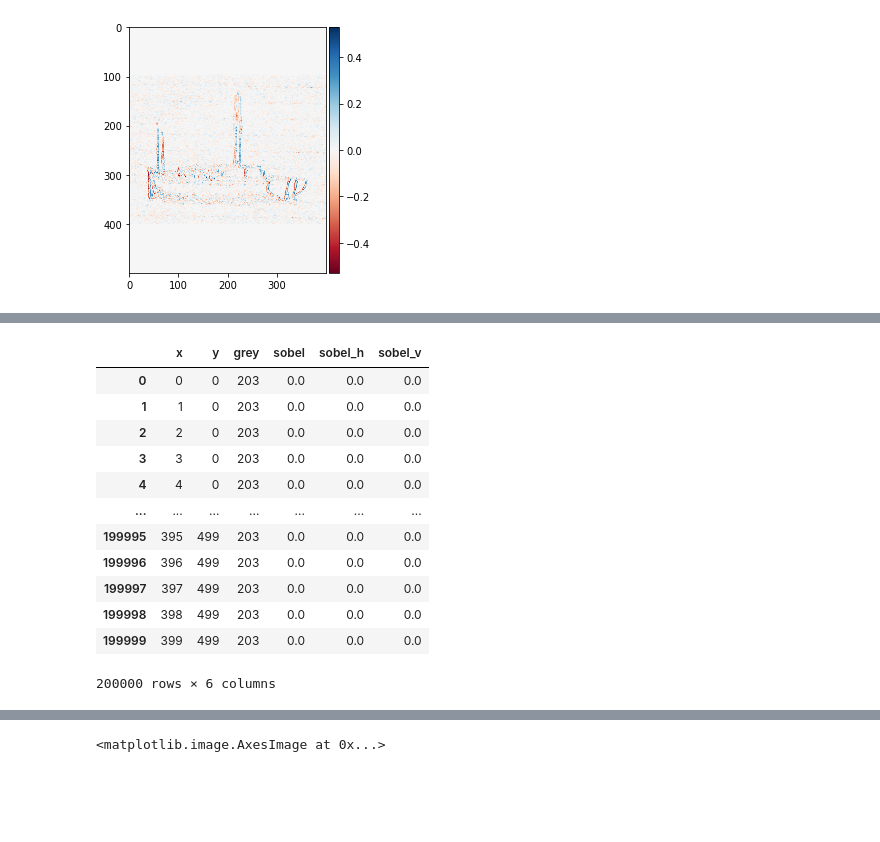
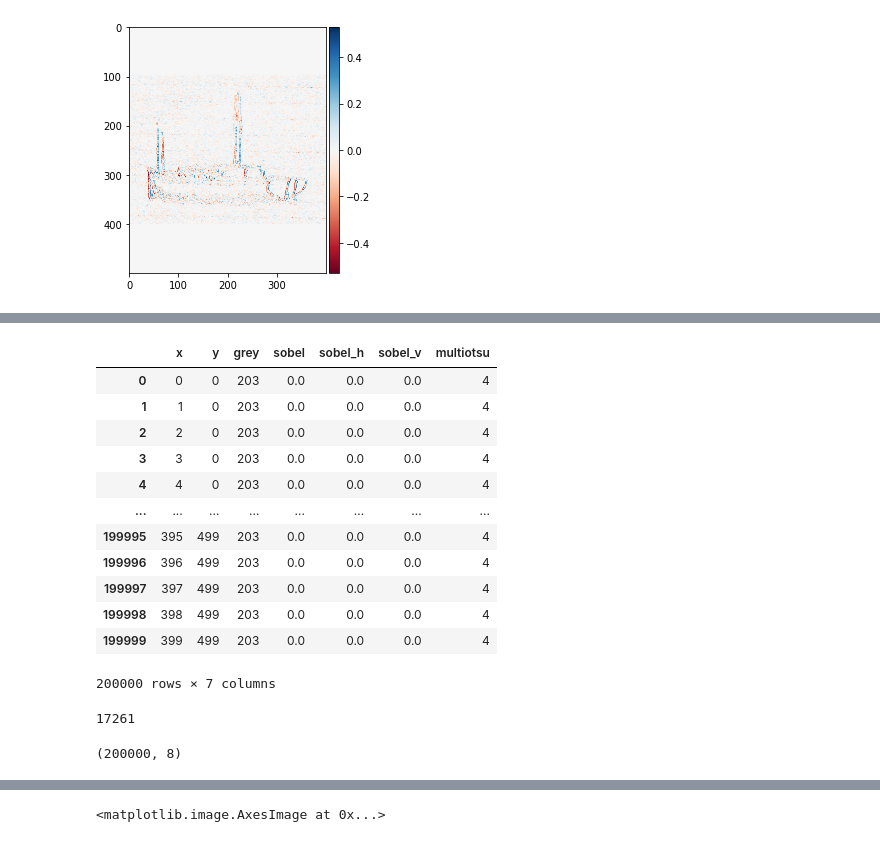
Before and after one commit to MegansColorado/Lined_Boats, a Jupyter notebook: Image_exploration.ipynb, the cells around one changed output, grey strips where cells are left out. Cells and saved outputs as stored; diff of their text form; code cells hidden in the pictures; blank space fills up the shorter version.

```diff
--- a/Image_exploration.ipynb
+++ b/Image_exploration.ipynb
@@ -105,0 +119,34 @@ array([0., 0., 0., ..., 0., 0., 0.])
+# %%
+# more filters - ABORTED Tophat/Bottomhat - cant figure out what a selem is?
+
+# top_hat = filters.rank.tophat(sketch_grey, selem)
+# bottom_hat = filters.rank.bottomhat(sketch_grey, selem)
+
+
+thresholds = filters.threshold_multiotsu(sketch_grey, classes=6, nbins=256) #cant get above 6 classes
+
+# Using the threshold values, we generate the three regions.
+regions = np.digitize(sketch_grey, bins=thresholds)
+
+fig, ax = plt.subplots(nrows=1, ncols=3, figsize=(10, 8))
+
+# Plotting the original image.
+ax[0].imshow(sketch_grey, cmap='gray')
+ax[0].set_title('Original')
+ax[0].axis('off')
+
+# Plotting the histogram and the two thresholds obtained from
+# multi-Otsu.
+ax[1].hist(sketch_grey.ravel(), bins=256)
+ax[1].set_title('Histogram')
+for thresh in thresholds:
+    ax[1].axvline(thresh, color='r')
+
+# Plotting the Multi Otsu result.
+ax[2].imshow(regions, cmap='Accent')
+ax[2].set_title('Multi-Otsu result')
+ax[2].axis('off')
+
+plt.subplots_adjust()
+
+plt.show()
@@ -106,36 +194,39 @@ array([0., 0., 0., ..., 0., 0., 0.])
 # %%
 #NOW Create a data frame with all of the features for that image
 #add regular sobel
 x = []
 y = []
 
 
 
 for i in range(sketch_grey.shape[0]):
     for j in range(sketch_grey.shape[1]):
         x.append(j)
         y.append(i)
 
         #sobel.append(sobel[i,j])
 df = pd.DataFrame({
 'x':x,
 'y':y,
 'grey':sketch_grey.flatten(),
 'sobel':sobel.flatten(),
 'sobel_h': sobel_h.flatten(),
-'sobel_v': sobel_v.flatten()})
+'sobel_v': sobel_v.flatten(),
+'multiotsu': regions.flatten(),
+}
+)
 df
 # %% [output]
-|  | x | y | grey | sobel | sobel_h | sobel_v |
-| 0 | 0 | 0 | 203 | 0.0 | 0.0 | 0.0 |
-| 1 | 1 | 0 | 203 | 0.0 | 0.0 | 0.0 |
-| 2 | 2 | 0 | 203 | 0.0 | 0.0 | 0.0 |
-| 3 | 3 | 0 | 203 | 0.0 | 0.0 | 0.0 |
-| 4 | 4 | 0 | 203 | 0.0 | 0.0 | 0.0 |
-| ... | ... | ... | ... | ... | ... | ... |
-| 199995 | 395 | 499 | 203 | 0.0 | 0.0 | 0.0 |
-| 199996 | 396 | 499 | 203 | 0.0 | 0.0 | 0.0 |
-| 199997 | 397 | 499 | 203 | 0.0 | 0.0 | 0.0 |
-| 199998 | 398 | 499 | 203 | 0.0 | 0.0 | 0.0 |
-| 199999 | 399 | 499 | 203 | 0.0 | 0.0 | 0.0 |
+|  | x | y | grey | sobel | sobel_h | sobel_v | multiotsu |
+| 0 | 0 | 0 | 203 | 0.0 | 0.0 | 0.0 | 4 |
+| 1 | 1 | 0 | 203 | 0.0 | 0.0 | 0.0 | 4 |
+| 2 | 2 | 0 | 203 | 0.0 | 0.0 | 0.0 | 4 |
+| 3 | 3 | 0 | 203 | 0.0 | 0.0 | 0.0 | 4 |
+| 4 | 4 | 0 | 203 | 0.0 | 0.0 | 0.0 | 4 |
+| ... | ... | ... | ... | ... | ... | ... | ... |
+| 199995 | 395 | 499 | 203 | 0.0 | 0.0 | 0.0 | 4 |
+| 199996 | 396 | 499 | 203 | 0.0 | 0.0 | 0.0 | 4 |
+| 199997 | 397 | 499 | 203 | 0.0 | 0.0 | 0.0 | 4 |
+| 199998 | 398 | 499 | 203 | 0.0 | 0.0 | 0.0 | 4 |
+| 199999 | 399 | 499 | 203 | 0.0 | 0.0 | 0.0 | 4 |
-200000 rows × 6 columns
+200000 rows × 7 columns
@@ -141,0 +236,6 @@ df
+# %%
+#new idea for feature! If you have. adaark pixel on a line thats mostly dark..probably a line, opposite = boat?
+df['delta'] = df['grey'] - df['mean']
+df['delta'].nunique()
+# %% [output]
+17261
@@ -141,0 +250,5 @@ df
+# %%
+#pca.shape
+ss.shape
+# %% [output]
+(200000, 8)
```
Also changed, not shown: parts of 27 cells of this notebook, 1 other file.
